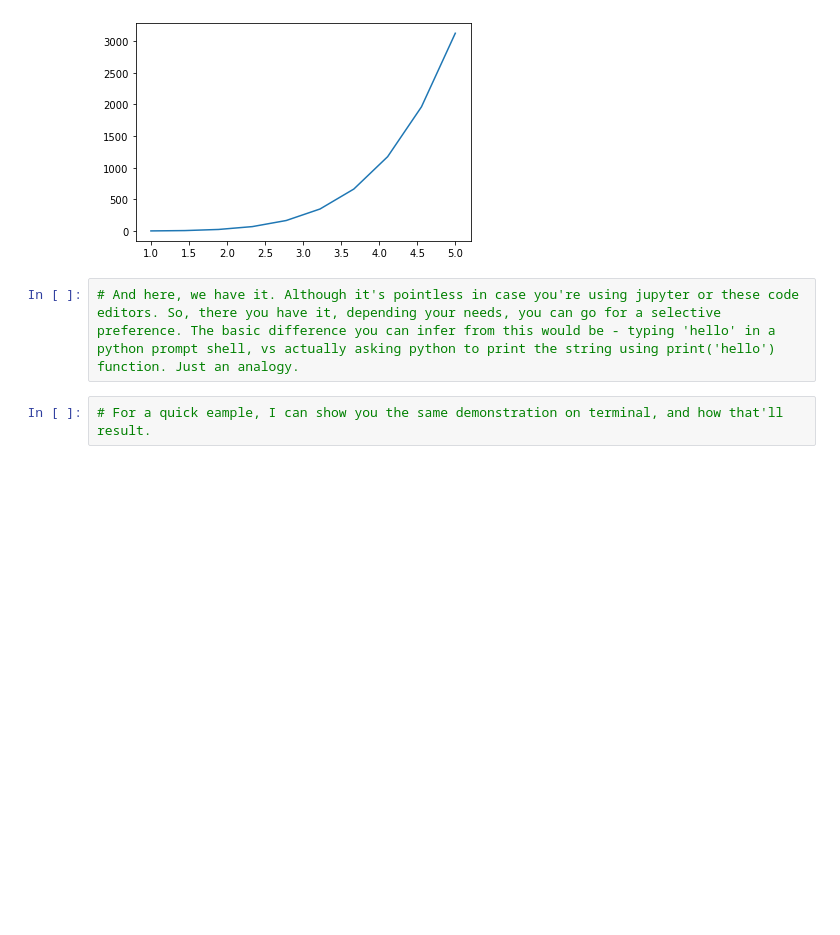
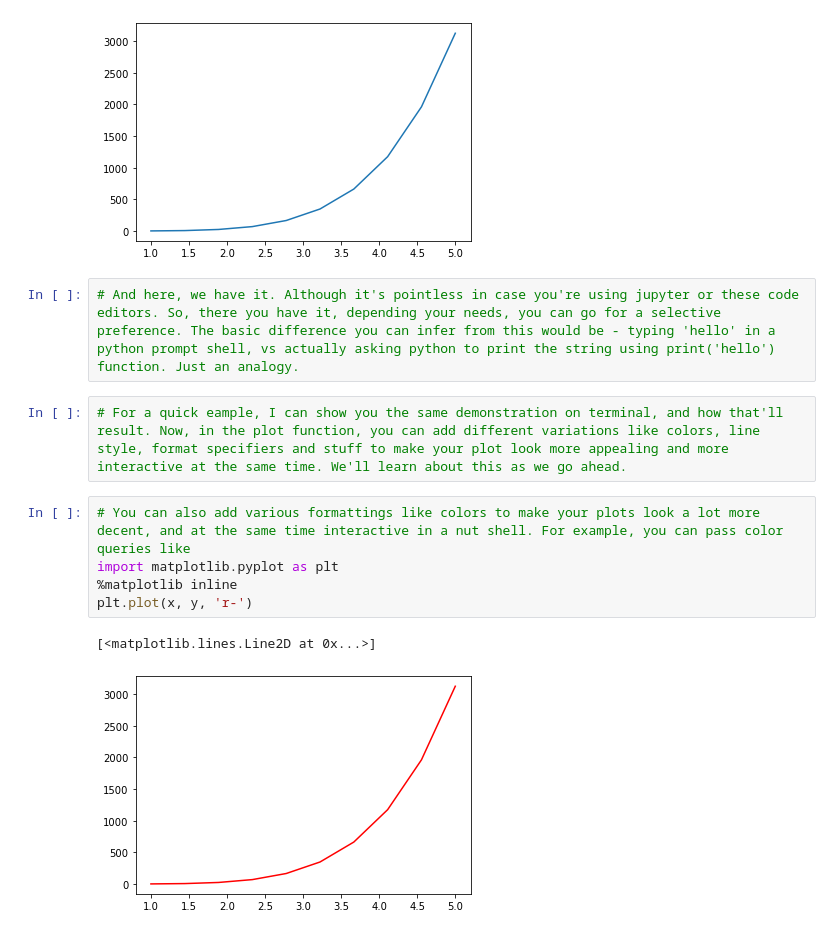
Before and after one commit to probe2k/webinar-2.0, a Jupyter notebook: crashcourse.ipynb, the cells around one changed output. Cells and saved outputs as stored; diff of their text form; blank space fills up the shorter version.

Commit message:
pyplot extensions - statistical/functional and object oriented approach

```diff
--- a/crashcourse.ipynb
+++ b/crashcourse.ipynb
@@ -1012,4 +1012,12 @@ plt.show()
 # %%
 # And here, we have it. Although it's pointless in case you're using jupyter or these code editors. So, there you have it, depending your needs, you can go for a selective preference. The basic difference you can infer from this would be - typing 'hello' in a python prompt shell, vs actually asking python to print the string using print('hello') function. Just an analogy.
 # %%
-# For a quick eample, I can show you the same demonstration on terminal, and how that'll result.
+# For a quick eample, I can show you the same demonstration on terminal, and how that'll result. Now, in the plot function, you can add different variations like colors, line style, format specifiers and stuff to make your plot look more appealing and more interactive at the same time. We'll learn about this as we go ahead.
+# %%
+# You can also add various formattings like colors to make your plots look a lot more decent, and at the same time interactive in a nut shell. For example, you can pass color queries like
+import matplotlib.pyplot as plt
+%matplotlib inline
+plt.plot(x, y, 'r-')
+# %% [output]
+[<matplotlib.lines.Line2D at 0x...>]
+[figure, added]
```
Also changed, not shown: parts of 9 cells of this notebook.
